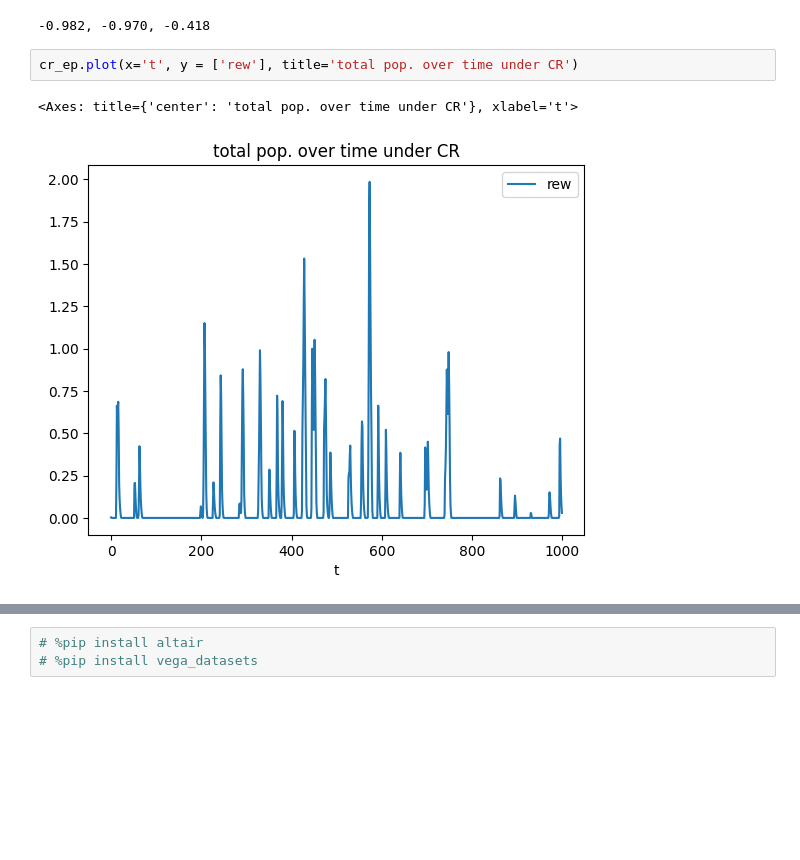
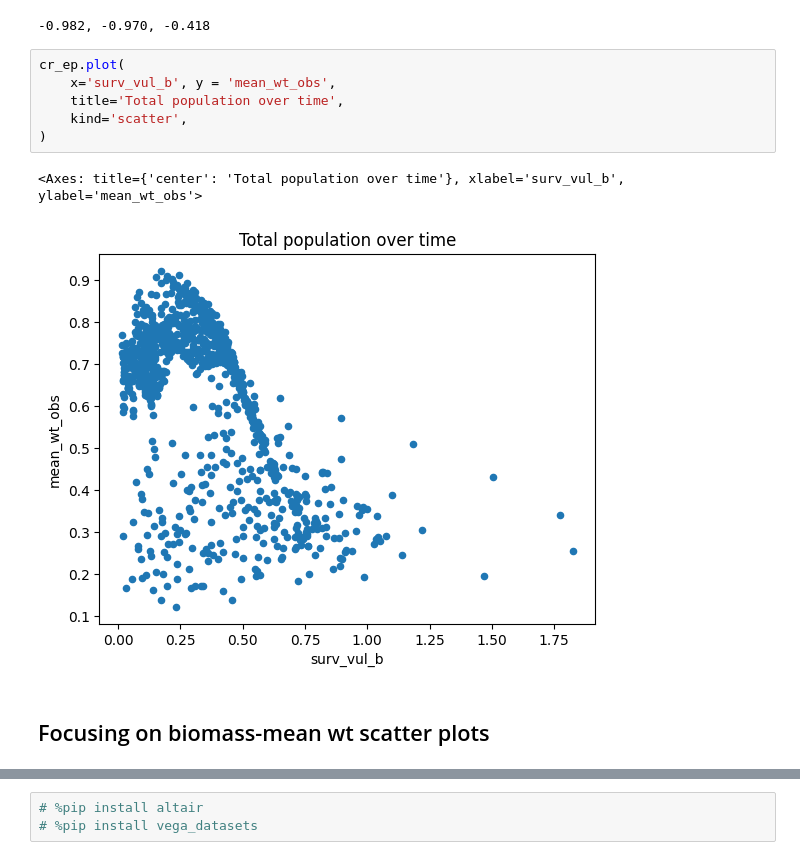
Before and after one commit to petebachant/rl4fisheries, a Jupyter notebook: notebooks/popdyn_tests.ipynb, the cells around one changed output, grey strips where cells are left out. Drawn from its saved outputs; the diff is of its cells as text; blank space fills up the shorter version.

```diff
--- a/notebooks/popdyn_tests.ipynb
+++ b/notebooks/popdyn_tests.ipynb
@@ -161,7 +172,13 @@ cr_ep = pd.DataFrame(simulate_ep(env, cr, other_vars=['ssb', 'surv_vul_b', 'harv
 # %% [output]
 -0.982, -0.970, -0.418
 # %%
-cr_ep.plot(x='t', y = ['rew'], title='total pop. over time under CR')
+cr_ep.plot(
+    x='surv_vul_b', y = 'mean_wt_obs',
+    title='Total population over time',
+    kind='scatter',
+)
 # %% [output]
-<Axes: title={'center': 'total pop. over time under CR'}, xlabel='t'>
+<Axes: title={'center': 'Total population over time'}, xlabel='surv_vul_b', ylabel='mean_wt_obs'>
-[figure, old version]
+[figure, new version]
+# %% [markdown]
+## Focusing on biomass-mean wt scatter plots
```
Also changed, not shown: parts of 6 cells of this notebook, 4 other files.
